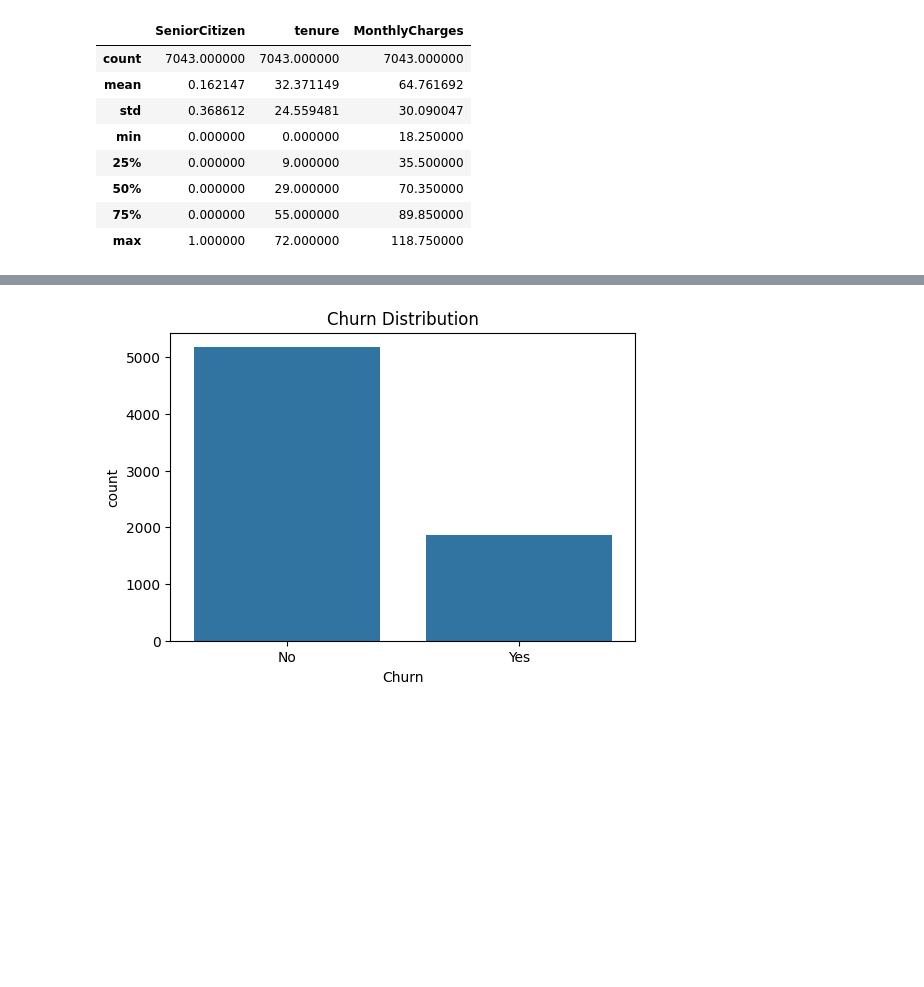
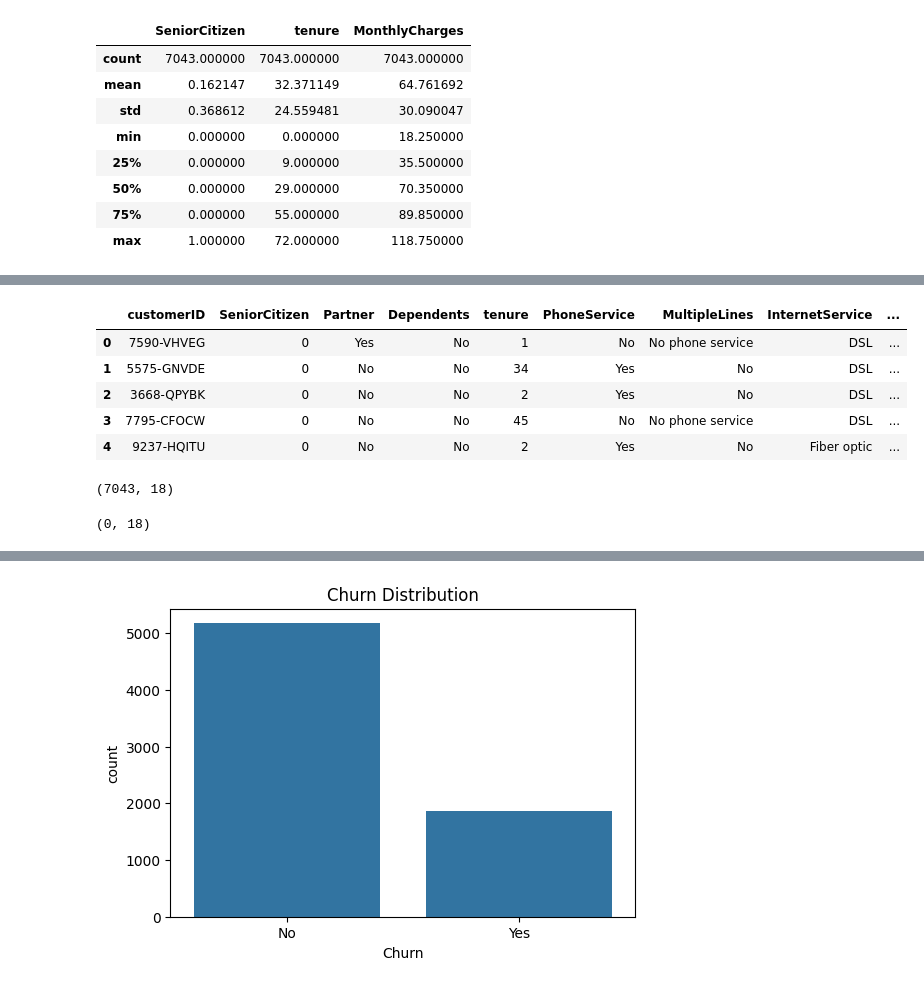
Before and after one commit to Omethmee/CoureseWork-for-Machine-Learning, a Jupyter notebook: 2425451.ipynb, the cells around one changed output, grey strips where cells are left out. Drawn from its saved outputs; the diff is of its cells as text; code cells hidden in the pictures; blank space fills up the shorter version.

```diff
--- a/2425451.ipynb
+++ b/2425451.ipynb
@@ -78,0 +57,20 @@ df['TotalCharges'] = df['TotalCharges'].fillna(df['TotalCharges'].median())
+# %%
+df.head(5)
+# %% [output]
+|  | customerID | SeniorCitizen | Partner | Dependents | tenure | PhoneService | MultipleLines | InternetService | ... |
+| 0 | 7590-VHVEG | 0 | Yes | No | 1 | No | No phone service | DSL | ... |
+| 1 | 5575-GNVDE | 0 | No | No | 34 | Yes | No | DSL | ... |
+| 2 | 3668-QPYBK | 0 | No | No | 2 | Yes | No | DSL | ... |
+| 3 | 7795-CFOCW | 0 | No | No | 45 | No | No phone service | DSL | ... |
+| 4 | 9237-HQITU | 0 | No | No | 2 | Yes | No | Fiber optic | ... |
+# %%
+#drop duplicates
+df.shape
+# %% [output]
+(7043, 18)
+# %%
+duplicate_rows = df[df.duplicated()]
+print(duplicate_rows.shape)
+#No duplicates
+# %% [output]
+(0, 18)
```
Also changed, not shown: parts of 15 cells of this notebook.
